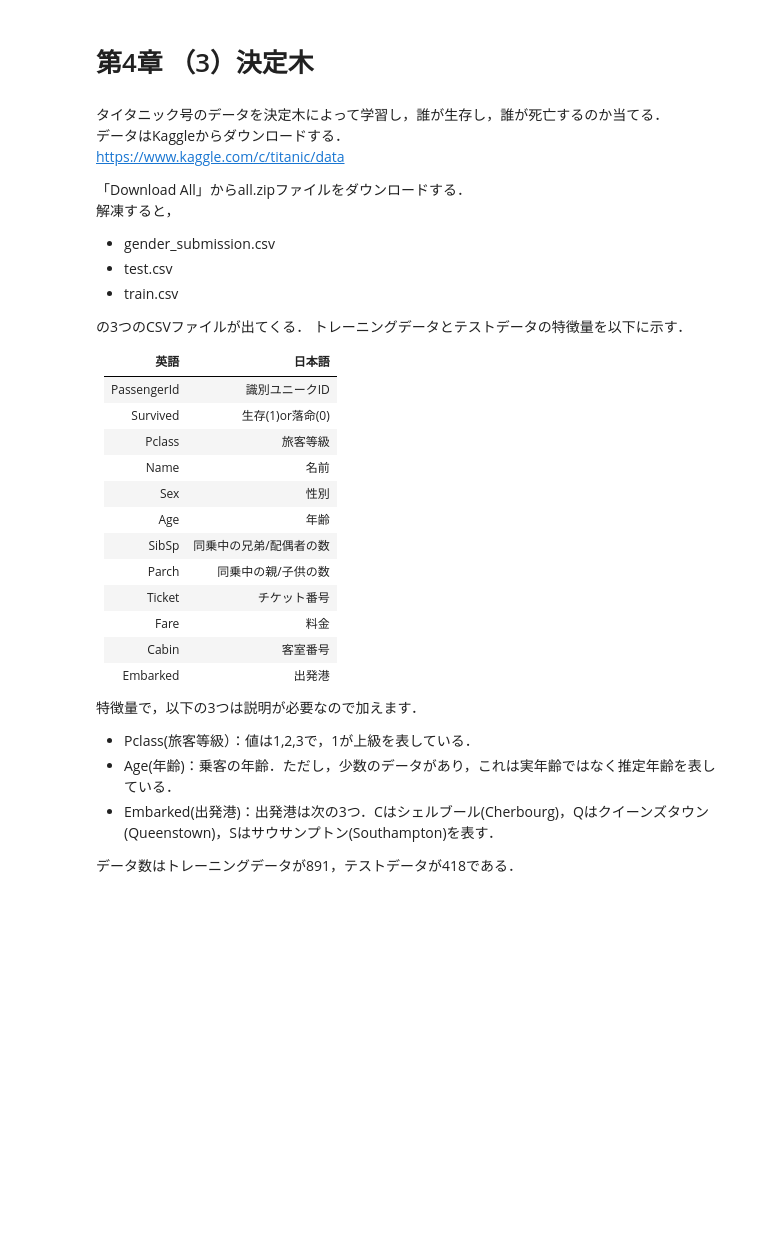
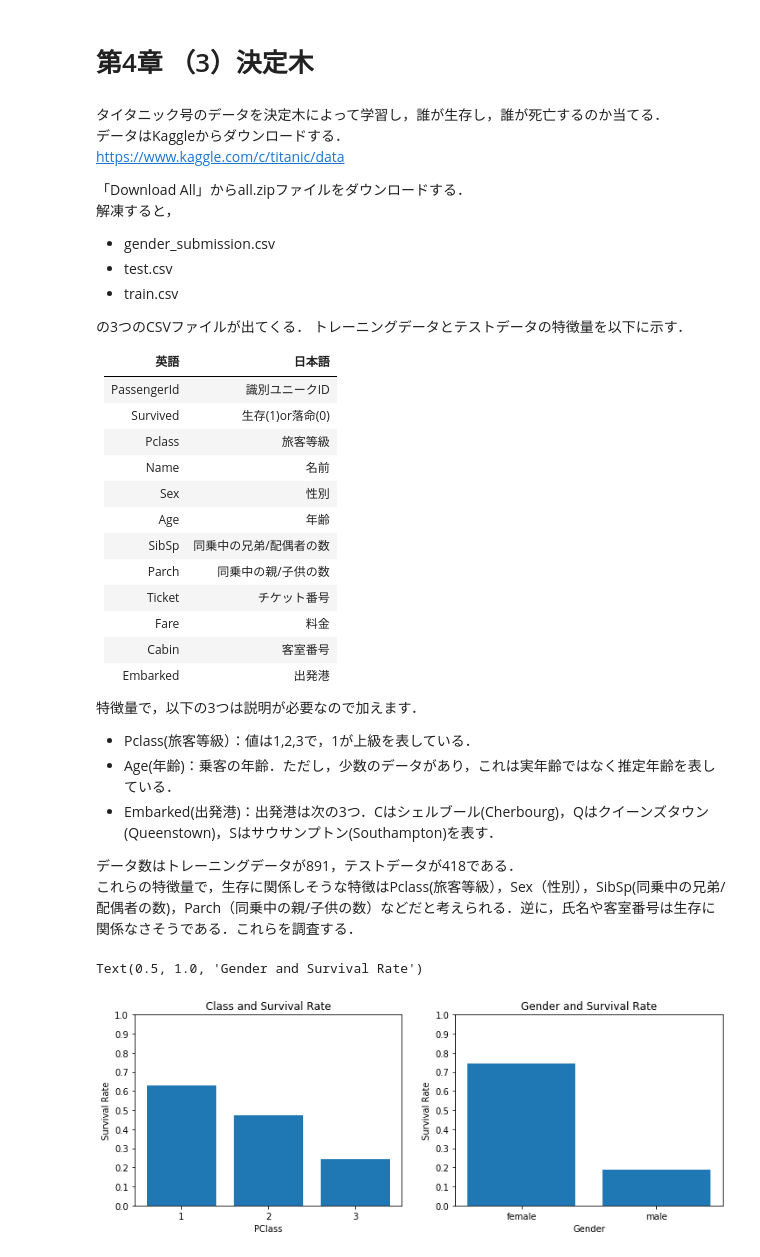
Before and after one commit to crotsu/ML_basic_ensemble, a Jupyter notebook: Chapter4/chap4_3_DecisionTree.ipynb, the cells around one changed output. Saved outputs shown, nothing was run; the diff lists cells and outputs as text; code cells hidden in the pictures; blank space fills up the shorter version.

```diff
--- a/Chapter4/chap4_3_DecisionTree.ipynb
+++ b/Chapter4/chap4_3_DecisionTree.ipynb
@@ -36,3 +36,37 @@
 - Embarked(出発港)：出発港は次の3つ．Cはシェルブール(Cherbourg)，Qはクイーンズタウン(Queenstown)，Sはサウサンプトン(Southampton)を表す．
 
 データ数はトレーニングデータが891，テストデータが418である．
+これらの特徴量で，生存に関係しそうな特徴はPclass(旅客等級），Sex（性別），SibSp(同乗中の兄弟/配偶者の数)，Parch（同乗中の親/子供の数）などだと考えられる．逆に，氏名や客室番号は生存に関係なさそうである．これらを調査する．
+# %%
+import pandas as pd
+import numpy as np
+import matplotlib.pyplot as plt
+
+# データを読み込む
+train_set = pd.read_csv('TitanicData/train.csv')
+test_set = pd.read_csv('TitanicData/test.csv')
+
+fig = plt.figure(figsize=(12, 4))
+ax1 = fig.add_subplot(121)
+ax2 = fig.add_subplot(122)
+
+# PClass （旅客等級）
+PClassPlot = train_set['Survived'].groupby(train_set['Pclass']).mean()
+ax1.bar(x=PClassPlot.index, height=PClassPlot.values)
+ax1.set_ylabel('Survival Rate')
+ax1.set_xlabel('PClass')
+ax1.set_xticks(PClassPlot.index)
+ax1.set_yticks(np.arange(0, 1.1,.1))
+ax1.set_title("Class and Survival Rate")
+
+# Sex （性別）
+GenderPlot = train_set['Survived'].groupby(train_set['Sex']).mean()
+ax2.bar(x=GenderPlot.index, height=GenderPlot.values)
+ax2.set_ylabel('Survival Rate')
+ax2.set_xlabel('Gender')
+ax2.set_xticks(GenderPlot.index)
+ax2.set_yticks(np.arange(0, 1.1,.1))
+ax2.set_title('Gender and Survival Rate')
+# %% [output]
+Text(0.5, 1.0, 'Gender and Survival Rate')
+[figure, added]
```
Also changed, not shown: parts of 16 cells of this notebook, 5 other files.
